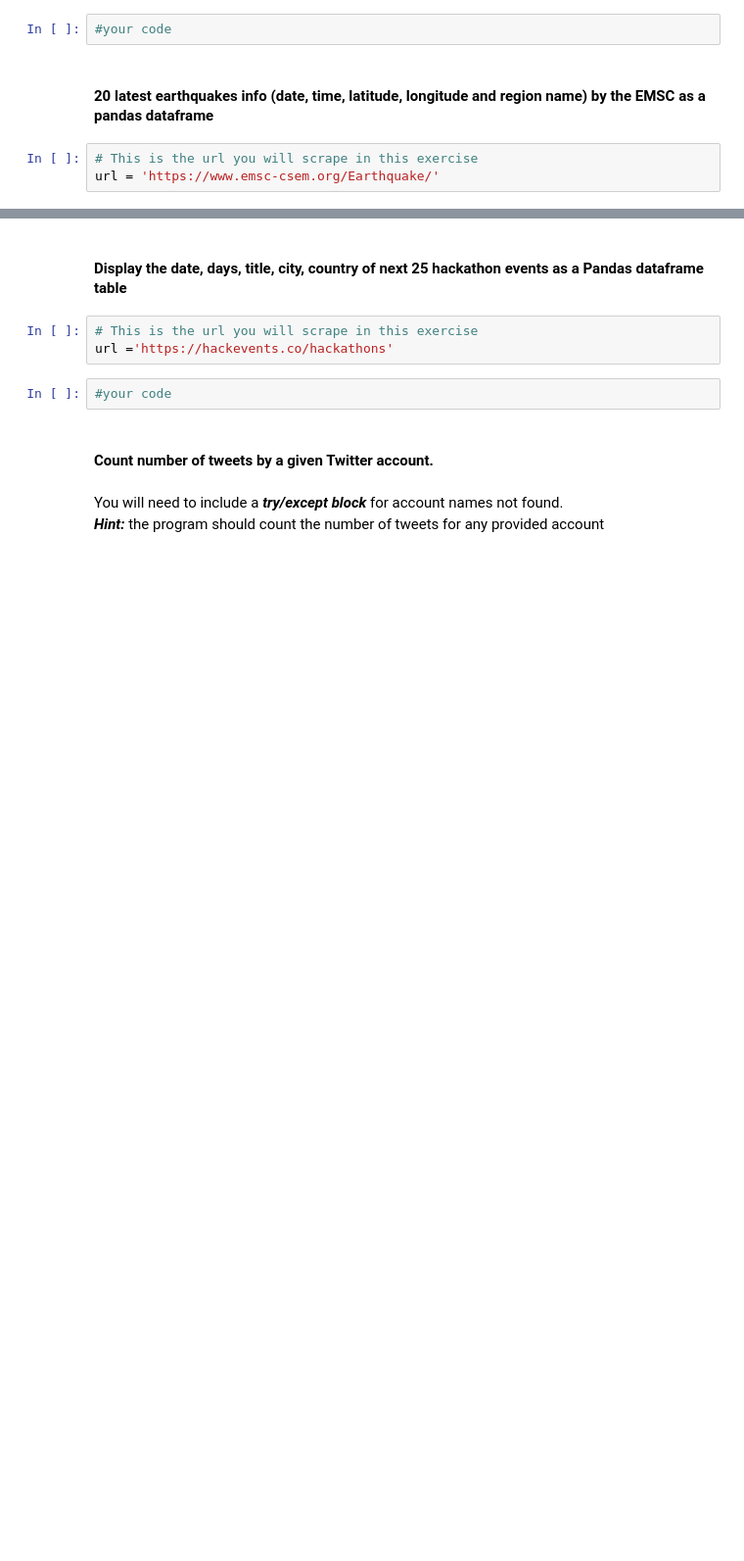
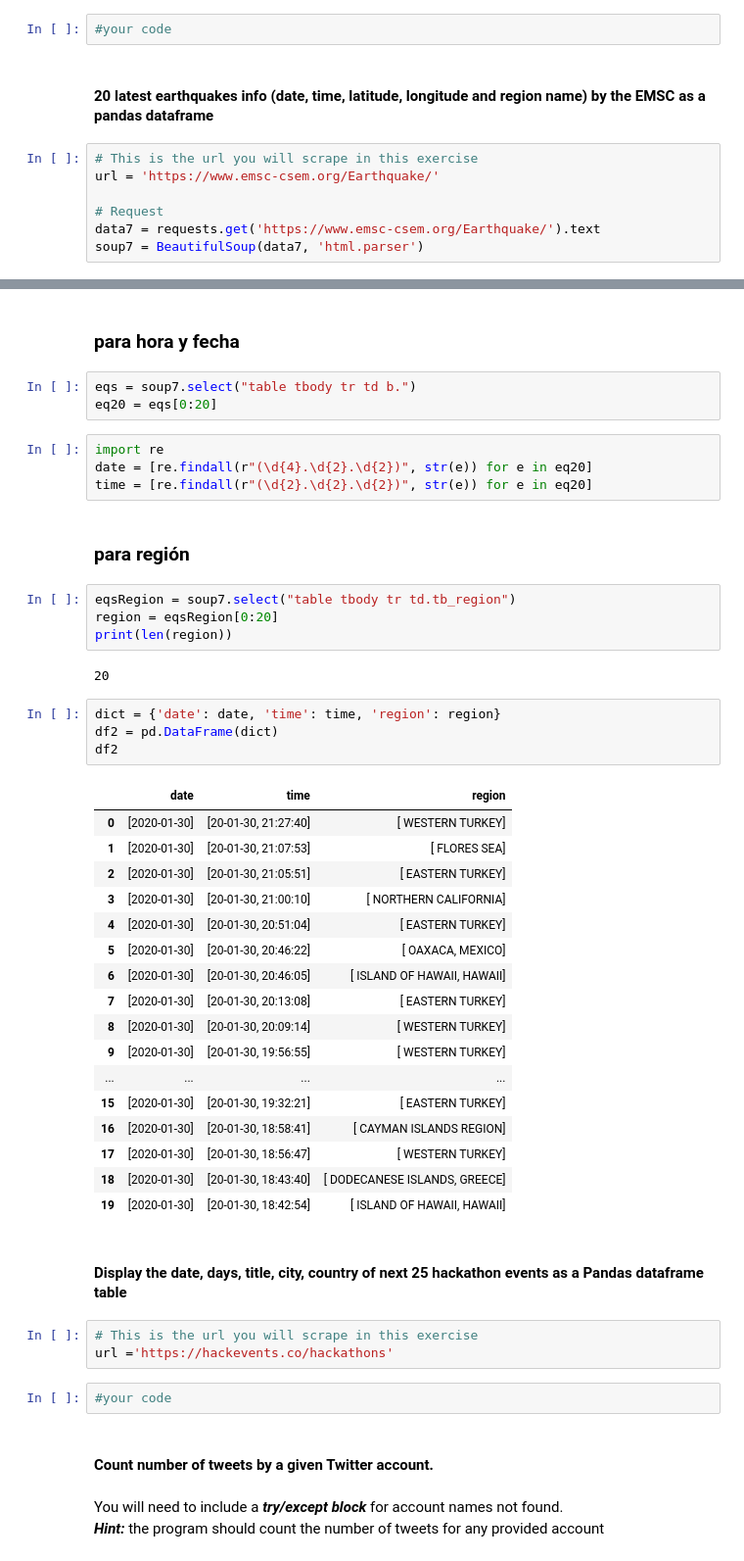
Before and after one commit to ironhack-datalabs/datamad0120, a Jupyter notebook: module-1/lab-web-scraping/your-code/main.ipynb, the cells around one changed output, grey strips where cells are left out. Shown: that part at 98% size. Cells and saved outputs as stored; diff of their text form; blank space fills up the shorter version.

Commit message:
hasta earthquake

```diff
--- a/module-1/lab-web-scraping/your-code/main.ipynb
+++ b/module-1/lab-web-scraping/your-code/main.ipynb
@@ -305,3 +275,7 @@ url = 'https://www.fbi.gov/wanted/topten'
 # %%
 # This is the url you will scrape in this exercise
 url = 'https://www.emsc-csem.org/Earthquake/'
+
+# Request
+data7 = requests.get('https://www.emsc-csem.org/Earthquake/').text
+soup7 = BeautifulSoup(data7, 'html.parser')
@@ -310,3 +282,42 @@ url = 'https://www.emsc-csem.org/Earthquake/'
+# %% [markdown]
+### para hora y fecha
+# %%
+eqs = soup7.select("table tbody tr td b.")
+eq20 = eqs[0:20]
+# %%
+import re
+date = [re.findall(r"(\d{4}.\d{2}.\d{2})", str(e)) for e in eq20]
+time = [re.findall(r"(\d{2}.\d{2}.\d{2})", str(e)) for e in eq20]
+# %% [markdown]
+### para región
+# %%
+eqsRegion = soup7.select("table tbody tr td.tb_region")
+region = eqsRegion[0:20]
+print(len(region))
+# %% [output]
+20
+# %%
+dict = {'date': date, 'time': time, 'region': region}
+df2 = pd.DataFrame(dict)
+df2
+# %% [output]
+|  | date | time | region |
+| 0 | [2020-01-30] | [20-01-30, 21:27:40] | [ WESTERN TURKEY] |
+| 1 | [2020-01-30] | [20-01-30, 21:07:53] | [ FLORES SEA] |
+| 2 | [2020-01-30] | [20-01-30, 21:05:51] | [ EASTERN TURKEY] |
+| 3 | [2020-01-30] | [20-01-30, 21:00:10] | [ NORTHERN CALIFORNIA] |
+| 4 | [2020-01-30] | [20-01-30, 20:51:04] | [ EASTERN TURKEY] |
+| 5 | [2020-01-30] | [20-01-30, 20:46:22] | [ OAXACA, MEXICO] |
+| 6 | [2020-01-30] | [20-01-30, 20:46:05] | [ ISLAND OF HAWAII, HAWAII] |
+| 7 | [2020-01-30] | [20-01-30, 20:13:08] | [ EASTERN TURKEY] |
+| 8 | [2020-01-30] | [20-01-30, 20:09:14] | [ WESTERN TURKEY] |
+| 9 | [2020-01-30] | [20-01-30, 19:56:55] | [ WESTERN TURKEY] |
+| ... | ... | ... | ... |
+| 15 | [2020-01-30] | [20-01-30, 19:32:21] | [ EASTERN TURKEY] |
+| 16 | [2020-01-30] | [20-01-30, 18:58:41] | [ CAYMAN ISLANDS REGION] |
+| 17 | [2020-01-30] | [20-01-30, 18:56:47] | [ WESTERN TURKEY] |
+| 18 | [2020-01-30] | [20-01-30, 18:43:40] | [ DODECANESE ISLANDS, GREECE] |
+| 19 | [2020-01-30] | [20-01-30, 18:42:54] | [ ISLAND OF HAWAII, HAWAII] |
 # %% [markdown]
 #### Display the date, days, title, city, country of next 25 hackathon events as a Pandas dataframe table
 # %%
```
Also changed, not shown: parts of 12 cells of this notebook.
